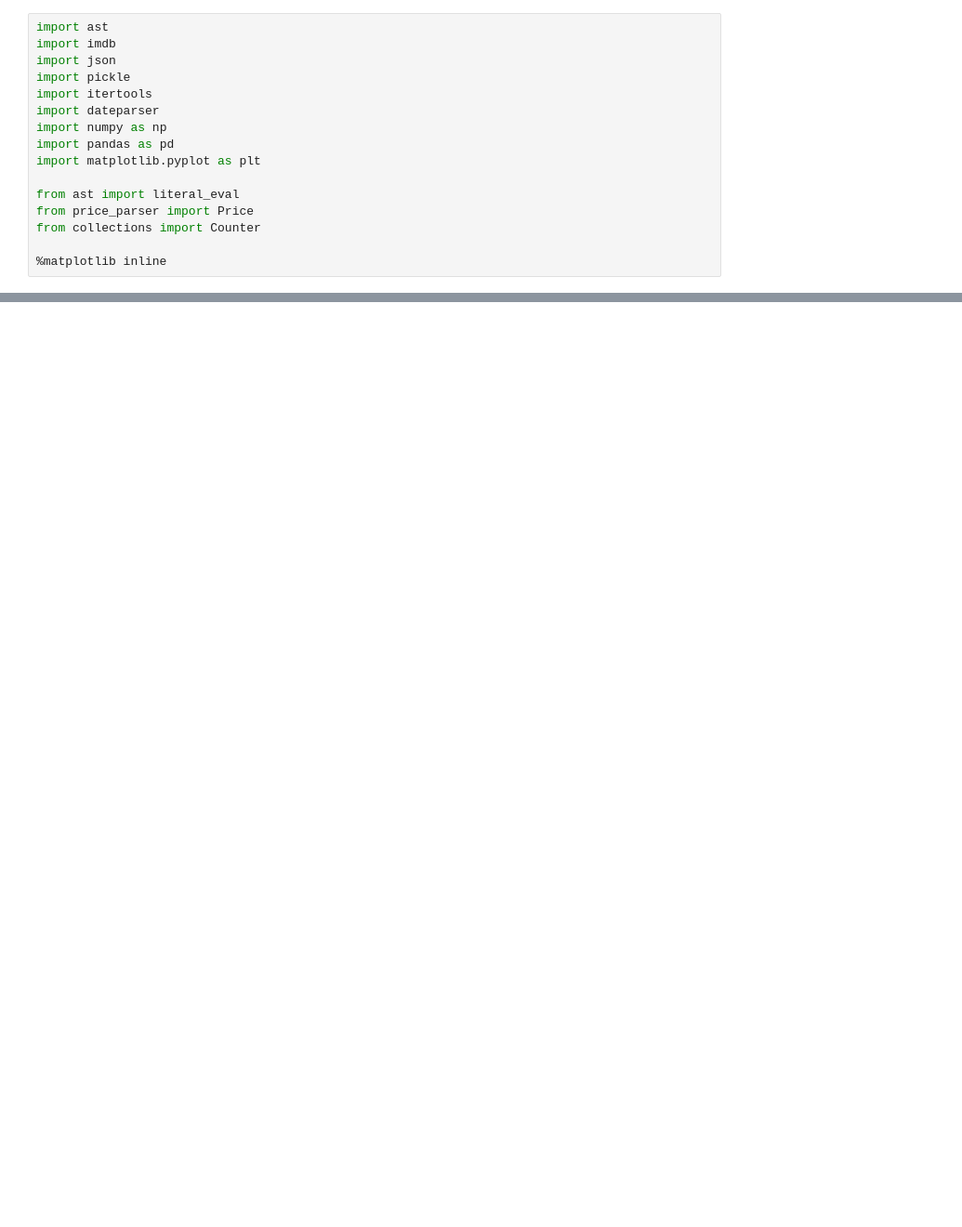
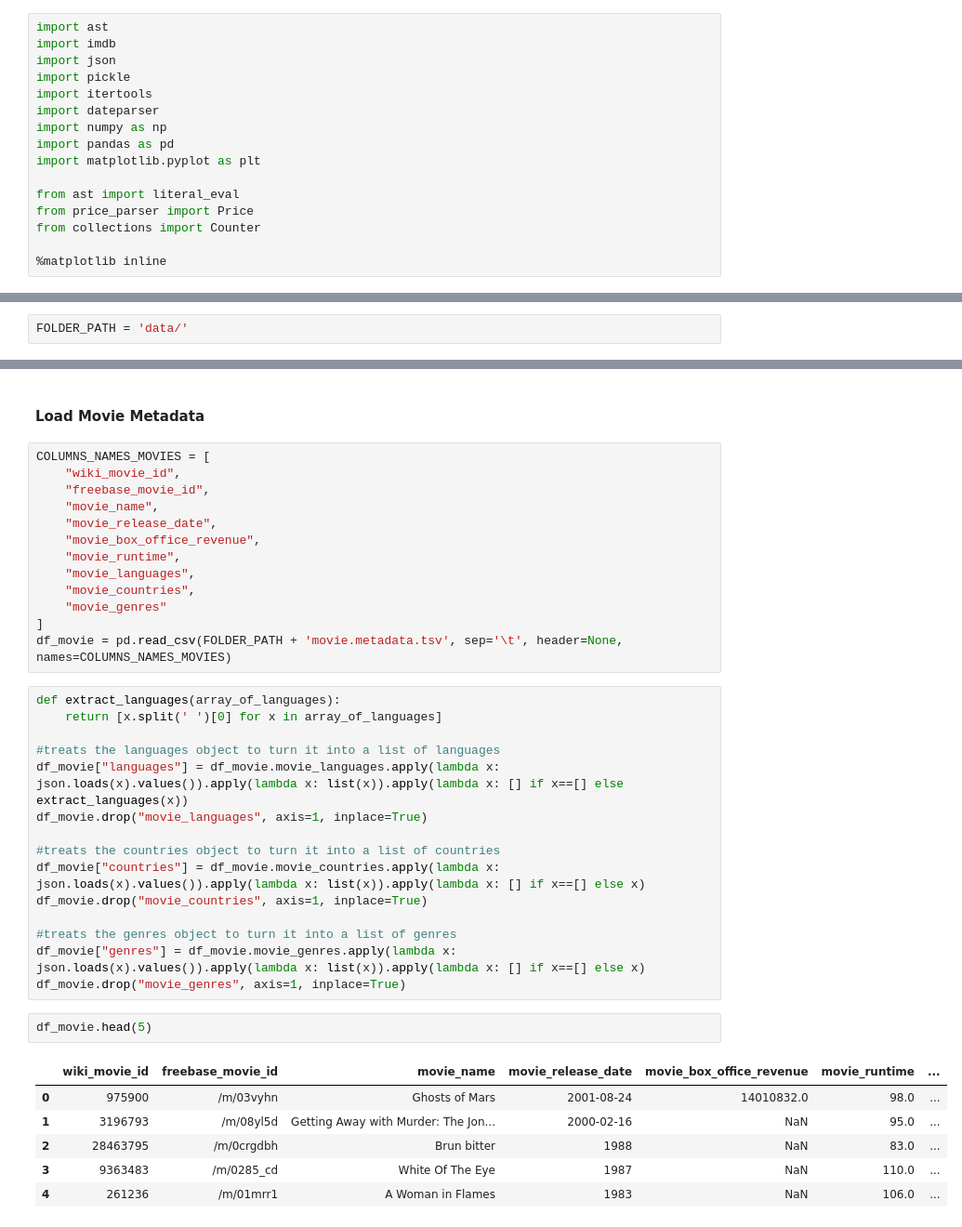
Before and after one commit to epfl-ada/ada-2022-project-r4d4r, a Jupyter notebook: main.ipynb, the cells around one changed output, grey strips where cells are left out. Shown at 93% size. Cells and saved outputs as stored; diff of their text form; blank space fills up the shorter version.

Commit message:
more data treating

```diff
--- a/main.ipynb
+++ b/main.ipynb
@@ -215,0 +17,2 @@ plt.show()
+# %%
+FOLDER_PATH = 'data/'
@@ -215,0 +49,39 @@ plt.show()
+# %% [markdown]
+#### Load Movie Metadata ####
+# %%
+COLUMNS_NAMES_MOVIES = [
+    "wiki_movie_id",
+    "freebase_movie_id",
+    "movie_name",
+    "movie_release_date",
+    "movie_box_office_revenue",
+    "movie_runtime",
+    "movie_languages",
+    "movie_countries",
+    "movie_genres"
+]
+df_movie = pd.read_csv(FOLDER_PATH + 'movie.metadata.tsv', sep='\t', header=None, names=COLUMNS_NAMES_MOVIES)
+# %%
+def extract_languages(array_of_languages):
+    return [x.split(' ')[0] for x in array_of_languages]
+
+#treats the languages object to turn it into a list of languages
+df_movie["languages"] = df_movie.movie_languages.apply(lambda x: json.loads(x).values()).apply(lambda x: list(x)).apply(lambda x: [] if x==[] else extract_languages(x))
+df_movie.drop("movie_languages", axis=1, inplace=True)
+
+#treats the countries object to turn it into a list of countries
+df_movie["countries"] = df_movie.movie_countries.apply(lambda x: json.loads(x).values()).apply(lambda x: list(x)).apply(lambda x: [] if x==[] else x)
+df_movie.drop("movie_countries", axis=1, inplace=True)
+
+#treats the genres object to turn it into a list of genres
+df_movie["genres"] = df_movie.movie_genres.apply(lambda x: json.loads(x).values()).apply(lambda x: list(x)).apply(lambda x: [] if x==[] else x)
+df_movie.drop("movie_genres", axis=1, inplace=True)
+# %%
+df_movie.head(5)
+# %% [output]
+|  | wiki_movie_id | freebase_movie_id | movie_name | movie_release_date | movie_box_office_revenue | movie_runtime | ... |
+| 0 | 975900 | /m/03vyhn | Ghosts of Mars | 2001-08-24 | 14010832.0 | 98.0 | ... |
+| 1 | 3196793 | /m/08yl5d | Getting Away with Murder: The Jon... | 2000-02-16 | NaN | 95.0 | ... |
+| 2 | 28463795 | /m/0crgdbh | Brun bitter | 1988 | NaN | 83.0 | ... |
+| 3 | 9363483 | /m/0285_cd | White Of The Eye | 1987 | NaN | 110.0 | ... |
+| 4 | 261236 | /m/01mrr1 | A Woman in Flames | 1983 | NaN | 106.0 | ... |
```
Also changed, not shown: parts of 43 cells of this notebook, 1 other file.
